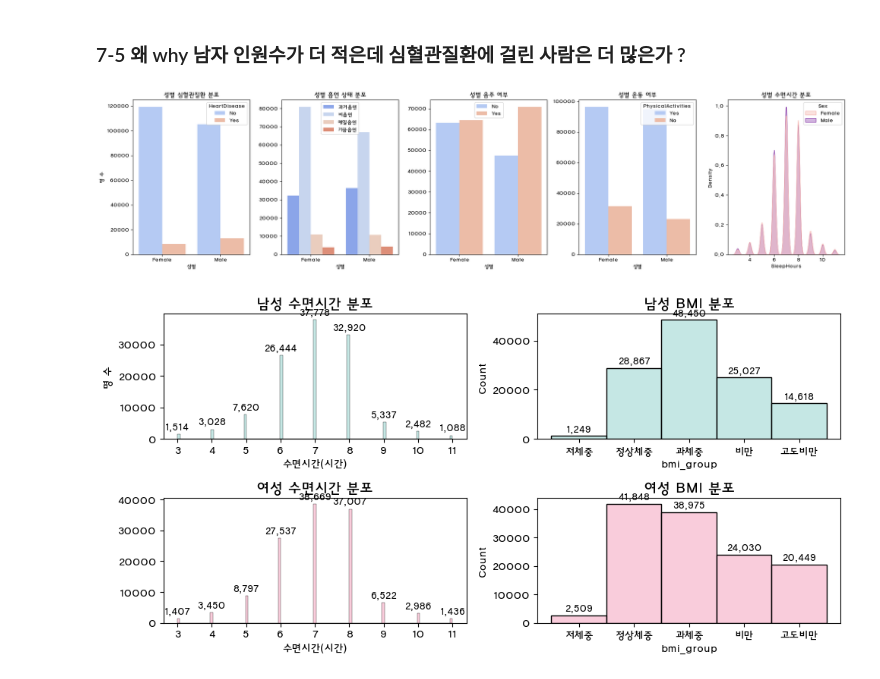
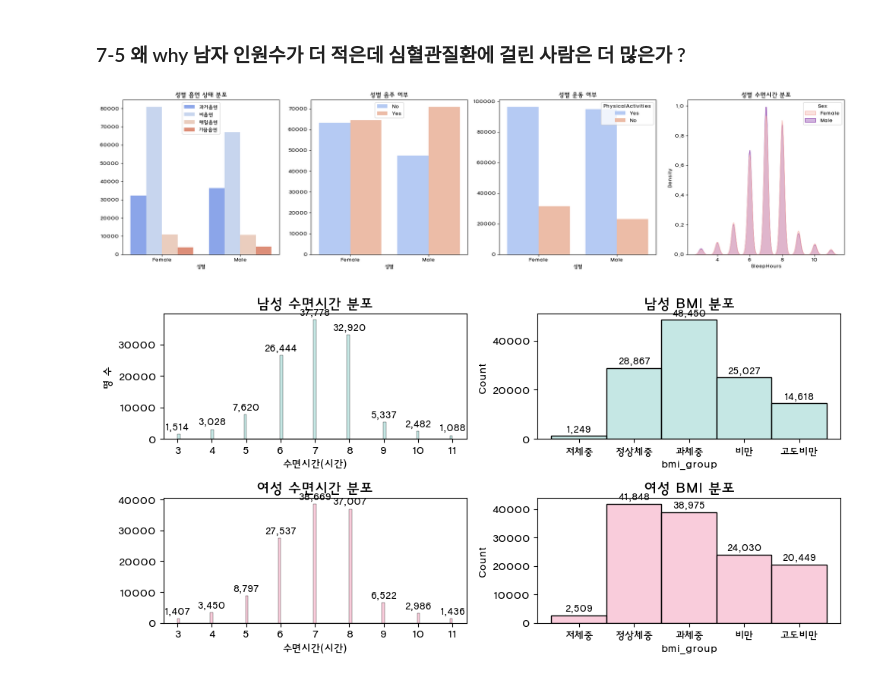
Before and after one commit to Team-3man/disease_analysis, a Jupyter notebook: disease_analysis_lks.ipynb, the cells around one changed output. Cells and saved outputs as stored; diff of their text form; code cells hidden in the pictures.

```diff
--- a/disease_analysis_lks.ipynb
+++ b/disease_analysis_lks.ipynb
@@ -361,49 +385,46 @@ Passing `palette` without assigning `hue` is deprecated and will be removed in v
 # %% [markdown]
 ### 7-5 왜 why 남자 인원수가 더 적은데 심혈관질환에 걸린 사람은 더 많은가 ?
 # %%
-fig, ax = plt.subplots(1,5, figsize = (20, 5))
-sns.countplot(data=df, x = 'Sex', hue = 'HeartDisease', palette='coolwarm', ax = ax[0])
-ax[0].set_title('성별 심혈관질환 분포')
+fig, ax = plt.subplots(1,4, figsize = (20, 5))
+
+
+sns.countplot(data=df, x = 'Sex', hue = 'SmokerStatus', palette='coolwarm', ax = ax[0])
+ax[0].set_title('성별 흡연 상태 분포')
 ax[0].set_xlabel('성별')
-ax[0].set_ylabel('명 수')
+ax[0].set_ylabel('')
 
-sns.countplot(data=df, x = 'Sex', hue = 'SmokerStatus', palette='coolwarm', ax = ax[1])
-ax[1].set_title('성별 흡연 상태 분포')
+sns.countplot(data=df, x = 'Sex', hue = 'AlcoholDrinkers', palette='coolwarm', ax = ax[1])
+ax[1].set_title('성별 음주 여부')
 ax[1].set_xlabel('성별')
 ax[1].set_ylabel('')
 
-sns.countplot(data=df, x = 'Sex', hue = 'AlcoholDrinkers', palette='coolwarm', ax = ax[2])
-ax[2].set_title('성별 음주 여부')
+sns.countplot(data=df, x = 'Sex', hue = 'PhysicalActivities', palette='coolwarm', ax = ax[2])
+ax[2].set_title('성별 운동 여부')
 ax[2].set_xlabel('성별')
 ax[2].set_ylabel('')
-
-sns.countplot(data=df, x = 'Sex', hue = 'PhysicalActivities', palette='coolwarm', ax = ax[3])
-ax[3].set_title('성별 운동 여부')
-ax[3].set_xlabel('성별')
-ax[3].set_ylabel('')
 
 sns.kdeplot(
     data=df, x='SleepHours', hue='Sex',
     common_norm=False,
     fill=True,
     alpha=0.4,
     palette={'Male': '#8E44AD', 'Female': '#F5B7B1'},
-    ax = ax[4]
+    ax = ax[3]
 )
 
 
-ax[4].set_title('성별 수면시간 분포')
+ax[3].set_title('성별 수면시간 분포')
 # ax[4].set_xlabel('성별')
 # ax[4].set_ylabel('수면 시간')
 
 
-ax[2].legend(loc = 'upper center')
 ax[1].legend(loc = 'upper center')
+ax[0].legend(loc = 'upper center')
 
 plt.tight_layout()
 plt.show()
 # %% [output]
-[figure, old version]
+[figure, new version]
 # %%
 fig, ax = plt.subplots(2, 2 , figsize= (10,5))
 
```
Also changed, not shown: parts of 1 cell of this notebook.
